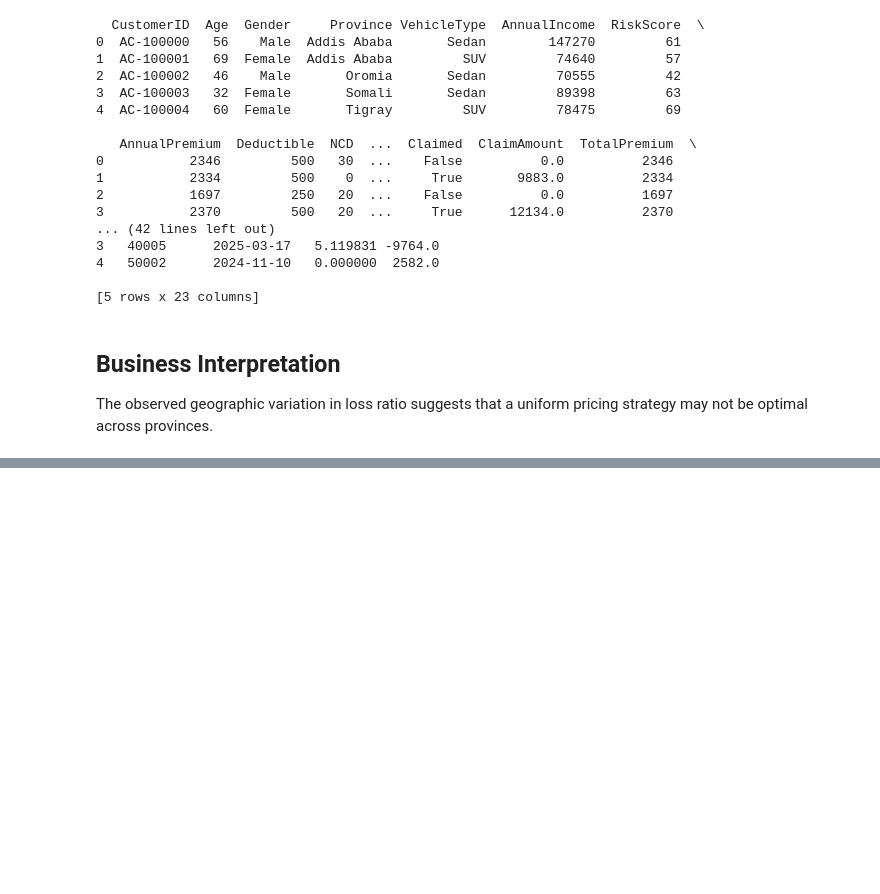
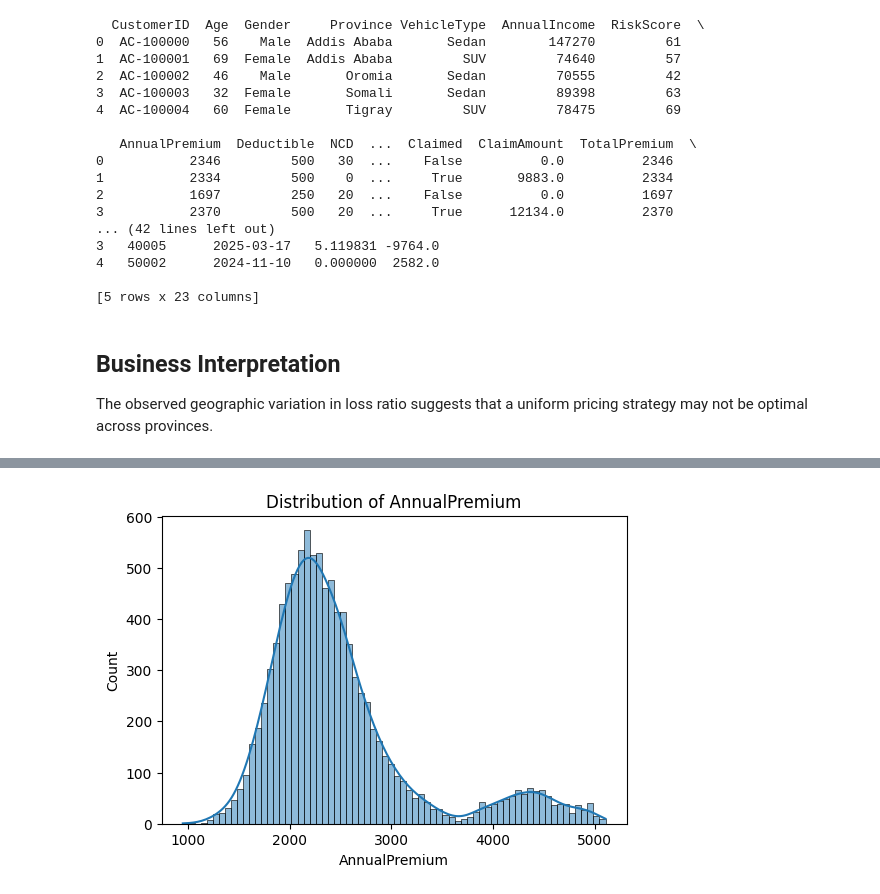
Before and after one commit to hawaebrahimhamid-png/insurance-risk-analytics, a Jupyter notebook: notebooks/01_eda.ipynb, the cells around one changed output, grey strips where cells are left out. Drawn from its saved outputs; the diff is of its cells as text; code cells hidden in the pictures; blank space fills up the shorter version.

```diff
--- a/notebooks/01_eda.ipynb
+++ b/notebooks/01_eda.ipynb
@@ -519,0 +555,4 @@ The observed geographic variation in loss ratio suggests that a uniform pricing
+# %%
+plot_histogram(df, "AnnualPremium")
+# %% [output]
+[figure, added]
```
Also changed, not shown: parts of 10 cells of this notebook, 1 other file.
